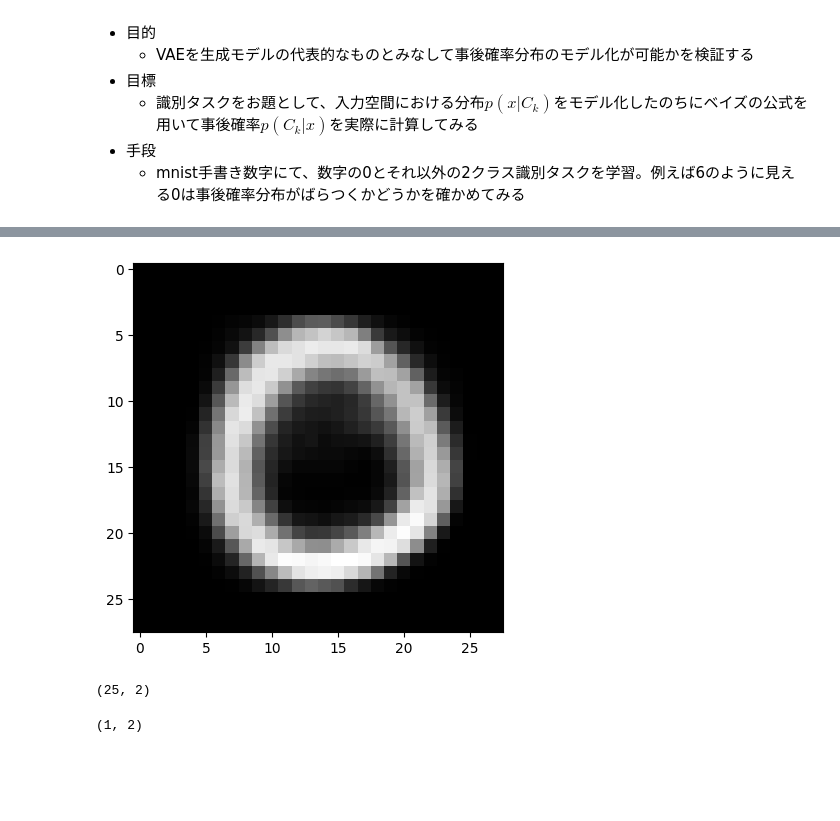
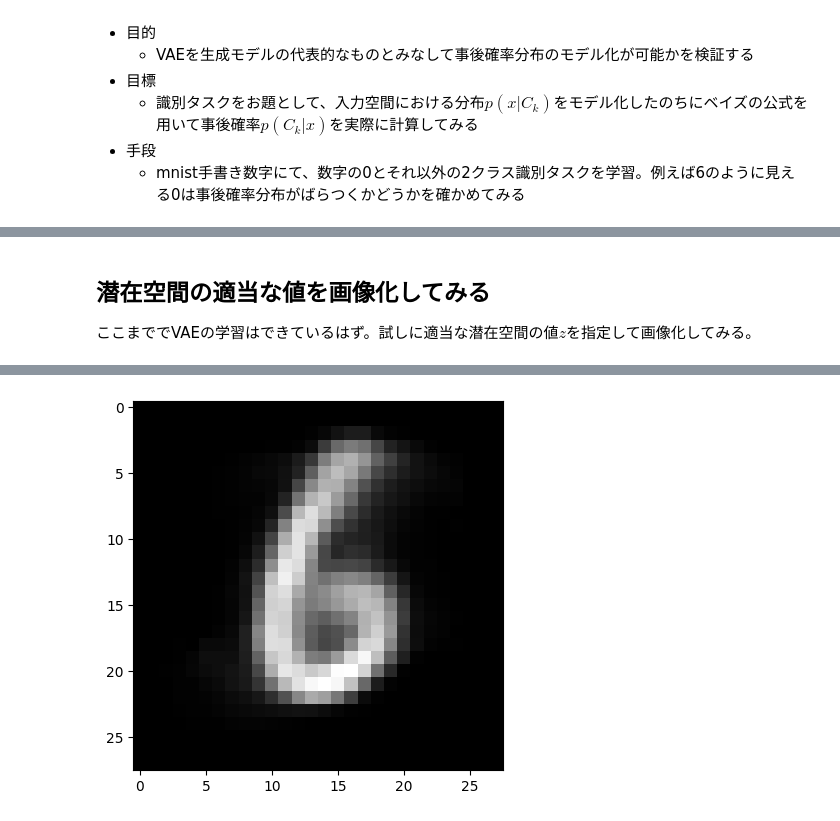
Before and after one commit to mdwl23/vae_study, a Jupyter notebook: note01.ipynb, the cells around one changed output, grey strips where cells are left out. Saved outputs shown, nothing was run; the diff lists cells and outputs as text; code cells hidden in the pictures; blank space fills up the shorter version.

```diff
--- a/note01.ipynb
+++ b/note01.ipynb
@@ -116,6 +138,11 @@ Epoch 10/10
+# %% [markdown]
+## 潜在空間の適当な値を画像化してみる
+ここまででVAEの学習はできているはず。試しに適当な潜在空間の値$z$を指定して画像化してみる。
 # %%
-# 数字6の潜在表現を生成します。
-latent_representation = np.array([[0.1,-0.1]])
+# 数字の潜在表現を生成します。
+# ここの値を色々変えると生成される数字も変化する
+# おかしな値を入れると画像も破綻する
+latent_representation = np.array([[0.2,0.5]])
 
 # デコーダーを使用して、数字6の画像を生成します。
 generated_image = decoder.predict(latent_representation)
@@ -128,18 +155,10 @@ plt.show()
-[figure, old version]
+[figure, new version]
 # %%
 x = np.arange(-1, 1.1, 0.5)
 y = np.arange(-1, 1.1, 0.5)
 
 xx, yy = np.meshgrid(x, y)
 data = np.array([xx.ravel(), yy.ravel()]).T
-
-data.shape
-# %% [output]
-(25, 2)
-# %%
-latent_representation.shape
-# %% [output]
-(1, 2)
 # %%
 list_generated_image = []
 for i in data:
```
Also changed, not shown: parts of 8 cells of this notebook.
